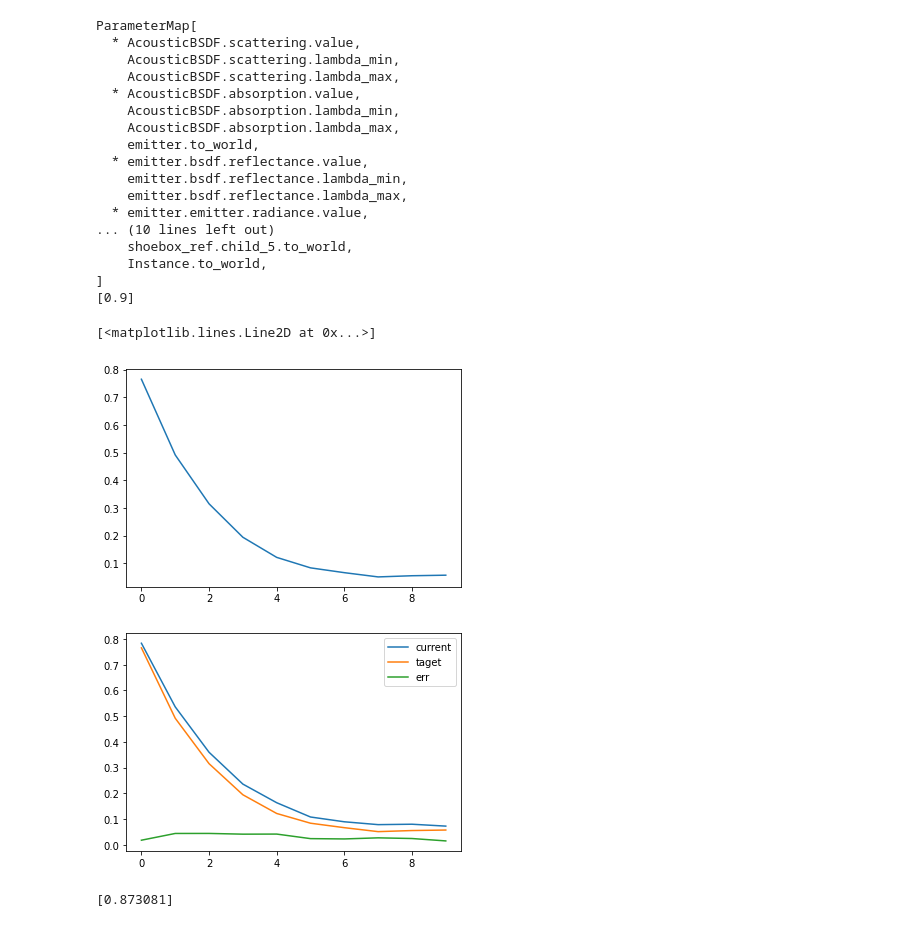
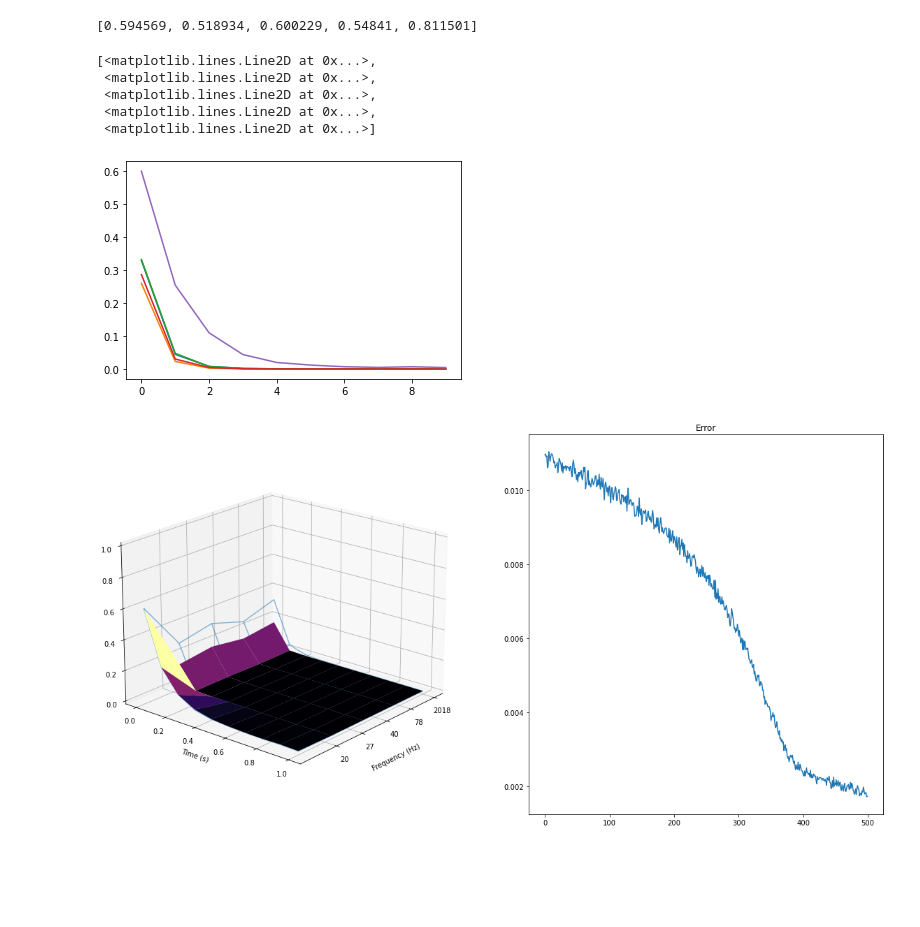
Before and after one commit to LeonardEyer/mitsuba2, a Jupyter notebook: notebook/acoustic-integration-ad.ipynb, the cells around one changed output. Cells and saved outputs as stored; diff of their text form; code cells hidden in the pictures; blank space fills up the shorter version.

Commit message:
Add 3d plots to visualize optimization process for multiple bands.

```diff
--- a/notebook/acoustic-integration-ad.ipynb
+++ b/notebook/acoustic-integration-ad.ipynb
@@ -30,7 +33,7 @@ def estimate_max_depth(box_dimensions, max_time, boost=1):
     return max_depth_estimate
 
 def make_shoebox_scene(emitter_pos, sensor_pos, box_dimensions, radius, max_time, time_steps, spp, wavs, max_depth=5, samples_per_pass=1, scattering=0.0,
-                       absorption=0.0, hide_sensor=True):
+                       reflectance=0.0, hide_sensor=True):
     from mitsuba.core import ScalarTransform4f
 
     def transform(scale=None, rotate=None, translate=None):
@@ -60,7 +63,7 @@ def make_shoebox_scene(emitter_pos, sensor_pos, box_dimensions, radius, max_time
                 "type": "spectrum",
 #                "type": "acoustic",
 #                "absorption": True,
-                "value": absorption
+                "value": reflectance
             }
         },
         "emitter_shape": {
@@ -79,15 +82,14 @@ def make_shoebox_scene(emitter_pos, sensor_pos, box_dimensions, radius, max_time
         "sensor": {
             "type": "microphone",
             "to_world": transform(translate=sensor_pos),
-            "wavelengths": ','.join(str(x) for x in wavs[:-1]),
             "sampler": {
                 "type": "independent",
                 "sample_count": spp
             },
             "myfilm": {
                 "type": "tape",
-                "max_time": max_time,
                 "time_steps": time_steps,
+                "wav_bins": len(wavs)
             }
         },
         "shoebox": {
@@ -198,8 +200,9 @@ def make_integrator(bins, samples_per_pass, max_depth=5, max_time=1.):
 # %%
 from mitsuba.core.xml import load_string, load_dict
 
-bins = [3, 6]
-absorption = 0.9 #[(3.0, 0.9), (6.0, 0.5)]
+bins = np.linspace(0.17, 17, 5)
+absorption = [(a, b) for a, b in zip(bins, np.random.uniform(0.01, .5, 5))]
+reflectance = [(a, 1 - b) for a, b in absorption]
 max_time = 1
 time_steps = 10 * max_time
 spp = 1000
@@ -219,5 +222,5 @@ scene = load_dict(make_shoebox_scene(emitter_pos=emitter_pos,
                                      max_depth=max_depth_estimate,
                                      samples_per_pass=1000,
                                      scattering=0.0,
-                                     absorption=absorption))
+                                     reflectance=reflectance))
 # %% [output]
@@ -237,34 +240,22 @@ scene = load_dict(make_shoebox_scene(emitter_pos=emitter_pos,
 # %%
 from mitsuba.core import Spectrum
 
-diff_param = 'AcousticBSDF.absorption.value'
+diff_param = 'AcousticBSDF.absorption.values'
 
 params = traverse(scene)
-print(params)
+#print(params)
 print(params[diff_param])
 params.keep([diff_param])
 param_ref = Spectrum(params[diff_param])
 
 from mitsuba.python.autodiff import render
 hist_ref = render(scene, spp=None)
-plt.plot(get_vals(hist_ref, time_steps, len(bins) - 1))
+plt.plot(get_vals(hist_ref, time_steps, len(bins)))
 # %% [output]
-ParameterMap[
-  * AcousticBSDF.scattering.value,
-    AcousticBSDF.scattering.lambda_min,
-    AcousticBSDF.scattering.lambda_max,
-  * AcousticBSDF.absorption.value,
-    AcousticBSDF.absorption.lambda_min,
-    AcousticBSDF.absorption.lambda_max,
-    emitter.to_world,
-  * emitter.bsdf.reflectance.value,
-    emitter.bsdf.reflectance.lambda_min,
-    emitter.bsdf.reflectance.lambda_max,
-  * emitter.emitter.radiance.value,
-... (10 lines left out)
-    shoebox_ref.child_5.to_world,
-    Instance.to_world,
-]
-[0.9]
+[0.594569, 0.518934, 0.600229, 0.54841, 0.811501]
-[<matplotlib.lines.Line2D at 0x...>]
+[<matplotlib.lines.Line2D at 0x...>,
+ <matplotlib.lines.Line2D at 0x...>,
+ <matplotlib.lines.Line2D at 0x...>,
+ <matplotlib.lines.Line2D at 0x...>,
+ <matplotlib.lines.Line2D at 0x...>]
-[figure, old version]
+[figure, new version]
@@ -271,36 +301,36 @@ ParameterMap[
 # %%
-params[diff_param] = [0.1]
+params[diff_param] = [0.1] * len(bins)
+
+iterations = 500
 
 # Construct an optimizer that will adjust the parameters 'params'
-from mitsuba.python.autodiff import SGD
+from mitsuba.python.autodiff import Adam, SGD
 opt = SGD(params, lr=.2)
 
-for it in range(100):
+fig = plt.figure(figsize=(20, 10))
+axs = [fig.add_subplot(1, 2, 1, projection='3d'), fig.add_subplot(1, 2, 2)]
+err = []
+
+
+for it in range(iterations):
     # Perform a differentiable rendering of the scene
     hist = render(scene, optimizer=opt, unbiased=False, spp=None)
 
-    plt.clf()
-    plt.plot(get_vals(hist, time_steps, len(bins) - 1), label='current')
-    plt.plot(get_vals(hist_ref, time_steps, len(bins) - 1), label='taget')
-    plt.plot(get_vals(hist - hist_ref, time_steps, len(bins) - 1), label='err')
-    plt.legend()
-    display.display(plt.gcf())
-    display.clear_output(wait=True)
+    np_hist = get_vals(hist, time_steps, len(bins))
+    np_hist_ref = get_vals(hist_ref, time_steps, len(bins))
 
     # Objective: MSE between 'hist' and 'hist_ref'
     ob_val = ek.hsum(ek.sqr(hist - hist_ref)) / len(hist)
+
+    plot_optimization_state(axs, np_hist, np_hist_ref, bins)
 
     # Back-propagate errors to input parameters
     ek.backward(ob_val)
 
     # Optimizer: take a gradient step
     opt.step()
 
     err_ref = ek.hsum(ek.sqr(param_ref - params[diff_param]))
     #print('Iteration %03i: error=%g' % (it, err_ref[0]))
 # %% [output]
-[figure, old version]
+[figure, new version]
-# %%
-params[diff_param]
-# %% [output]
-[0.873081]
```
Also changed, not shown: parts of 3 cells of this notebook, 1 other file.
